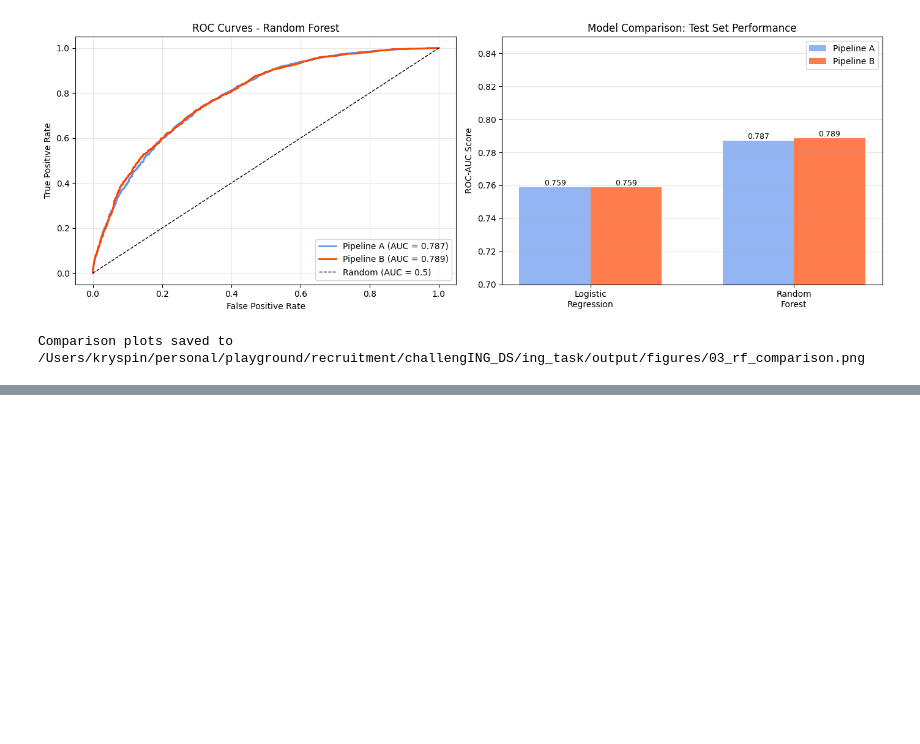
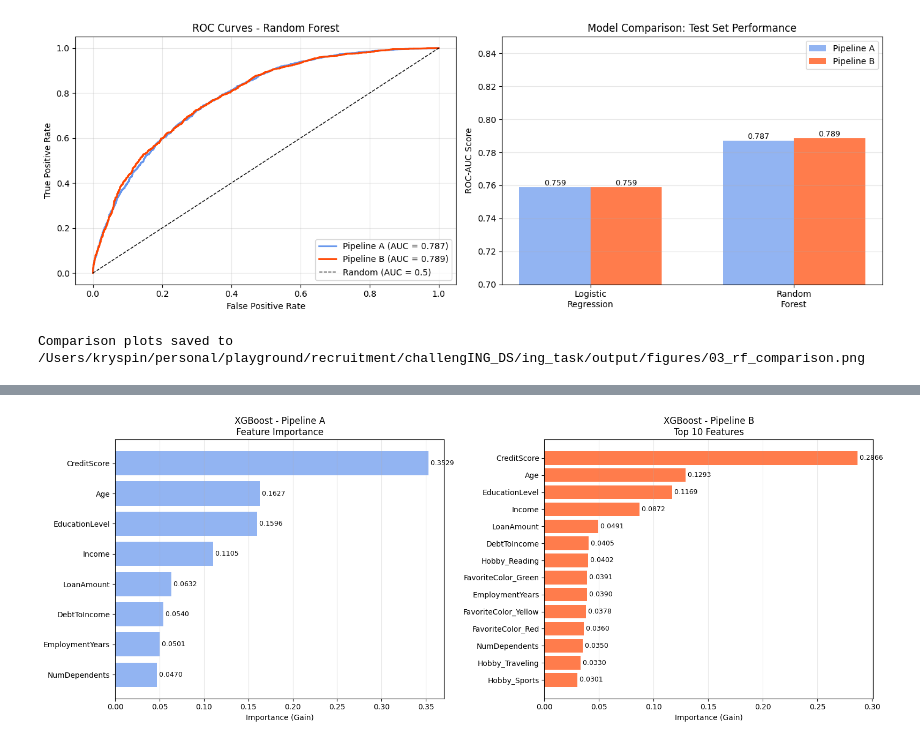
Before and after one commit to expigo/challenging_ds, a Jupyter notebook: notebooks/03_modeling.ipynb, the cells around one changed output, grey strips where cells are left out. Cells and saved outputs as stored; diff of their text form; code cells hidden in the pictures; blank space fills up the shorter version.

Commit message:
XGBoost trained, best baseline model identified

```diff
--- a/notebooks/03_modeling.ipynb
+++ b/notebooks/03_modeling.ipynb
@@ -1017,3 +1019,21 @@ Improvement over Logistic Regression:
   Pipeline B: 0.7887 vs 0.7590 = +0.0297 (3.9%)
 [figure]
 Comparison plots saved to /Users/kryspin/personal/playground/recruitment/challengING_DS/ing_task/output/figures/03_rf_comparison.png
+# %%
+print("=" * 80)
+print("XGBOOST PREPARATION")
+print("=" * 80)
+
+# calc scale_pos_weight for class imbalance
+# XGBoost uses this to weight positive class
+n_negative = (y_train == 0).sum()
+n_positive = (y_train == 1).sum()
+scale_pos_weight = n_negative / n_positive
+
+print(f"\nClass distribution:")
+print(f"  Negative (0): {n_negative:,} ({n_negative/len(y_train)*100:.2f}%)")
+print(f"  Positive (1): {n_positive:,} ({n_positive/len(y_train)*100:.2f}%)")
+print(f"\nScale_pos_weight: {scale_pos_weight:.4f}")
+print(f"  (Ratio of negative to positive samples)")
+
+print("\nXGBoost class weight calculated")
@@ -1019,0 +1199,60 @@ Comparison plots saved to /Users/kryspin/personal/playground/recruitment/challen
+# %%
+print("=" * 80)
+print("XGBOOST FEATURE IMPORTANCE ANALYSIS")
+print("=" * 80)
+
+fig, axes = plt.subplots(1, 2, figsize=(16, 6))
+
+# pipeline A feature importance
+importance_A = pd.DataFrame({
+    'Feature': feature_names_A,
+    'Importance': xgb_A.feature_importances_
+}).sort_values('Importance', ascending=True)
+
+axes[0].barh(importance_A['Feature'], importance_A['Importance'],
+             color=Color.BLUE.value, alpha=0.7)
+axes[0].set_xlabel('Importance (Gain)')
+axes[0].set_title('XGBoost - Pipeline A\nFeature Importance')
+axes[0].grid(True, alpha=0.3, axis='x')
+
+# add values on bars
+for idx, (feat, imp) in enumerate(zip(importance_A['Feature'], importance_A['Importance'])):
+    axes[0].text(imp, idx, f' {imp:.4f}', va='center', fontsize=9)
+
+# pipeline B feature importance
+importance_B = pd.DataFrame({
+    'Feature': feature_names_B,
+    'Importance': xgb_B.feature_importances_
+}).sort_values('Importance', ascending=False)
+
+axes[1].barh(range(len(importance_B)), importance_B['Importance'],
+             color=Color.RED.value, alpha=0.7)
+axes[1].set_yticks(range(len(importance_B)))
+axes[1].set_yticklabels(importance_B['Feature'])
+axes[1].set_xlabel('Importance (Gain)')
+axes[1].set_title('XGBoost - Pipeline B\nTop 10 Features')
+axes[1].grid(True, alpha=0.3, axis='x')
+axes[1].invert_yaxis()
+
+# add values on bars
+for idx, (feat, imp) in enumerate(zip(importance_B['Feature'], importance_B['Importance'])):
+    axes[1].text(imp, idx, f' {imp:.4f}', va='center', fontsize=9)
+
+plt.tight_layout()
+plt.savefig(FIGURES_DIR / '03_xgb_feature_importance.png', dpi=300, bbox_inches='tight')
+plt.show()
+
+print(f"\nFeature importance plot saved to {FIGURES_DIR / '03_xgb_feature_importance.png'}")
+
+# check categorical features importance
+print("\nCategorical Feature Importance in Pipeline B:")
+cat_features = [f for f in feature_names_B if 'FavoriteColor' in f or 'Hobby' in f]
+for feat in cat_features:
+    idx = feature_names_B.index(feat)
+    imp = xgb_B.feature_importances_[idx]
+    print(f"  {feat:25s}: {imp:.6f}")
+
+total_cat_importance = sum(xgb_B.feature_importances_[feature_names_B.index(f)]
+                           for f in cat_features)
+print(f"\nTotal categorical importance: {total_cat_importance:.4f} ({total_cat_importance*100:.2f}%)")
+# %% [output]
@@ -1019,0 +1262 @@ Comparison plots saved to /Users/kryspin/personal/playground/recruitment/challen
+[figure, added]
```
Also changed, not shown: parts of 6 cells of this notebook.
